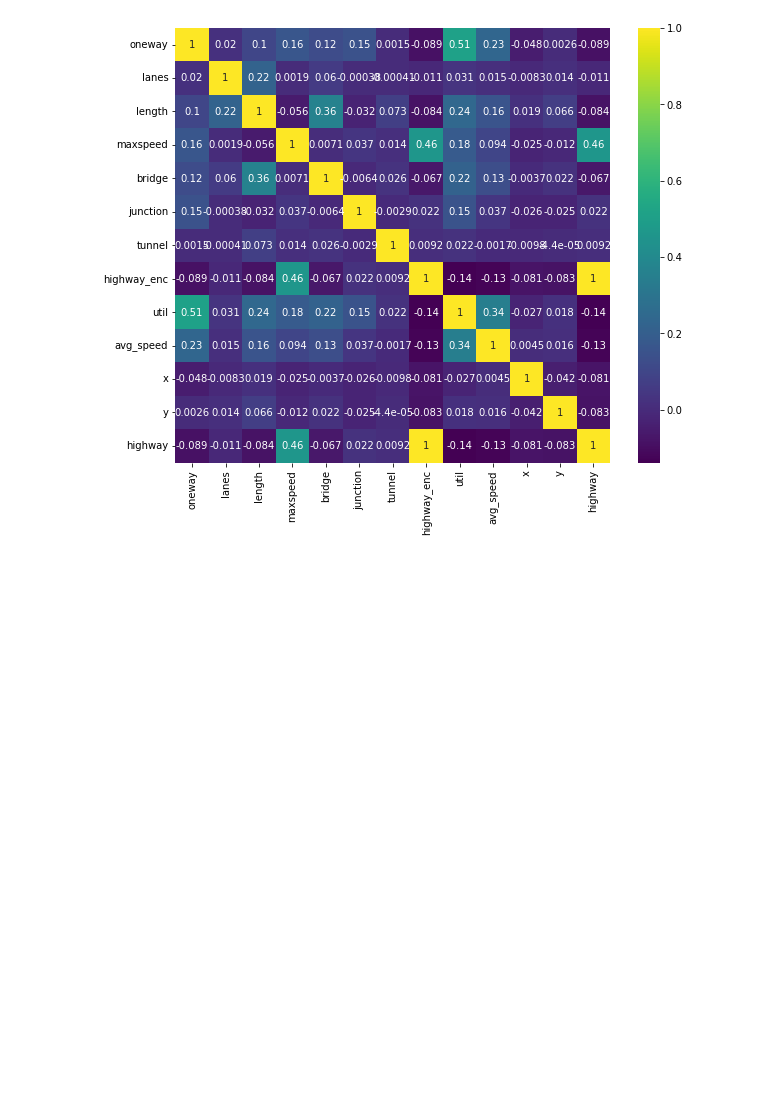
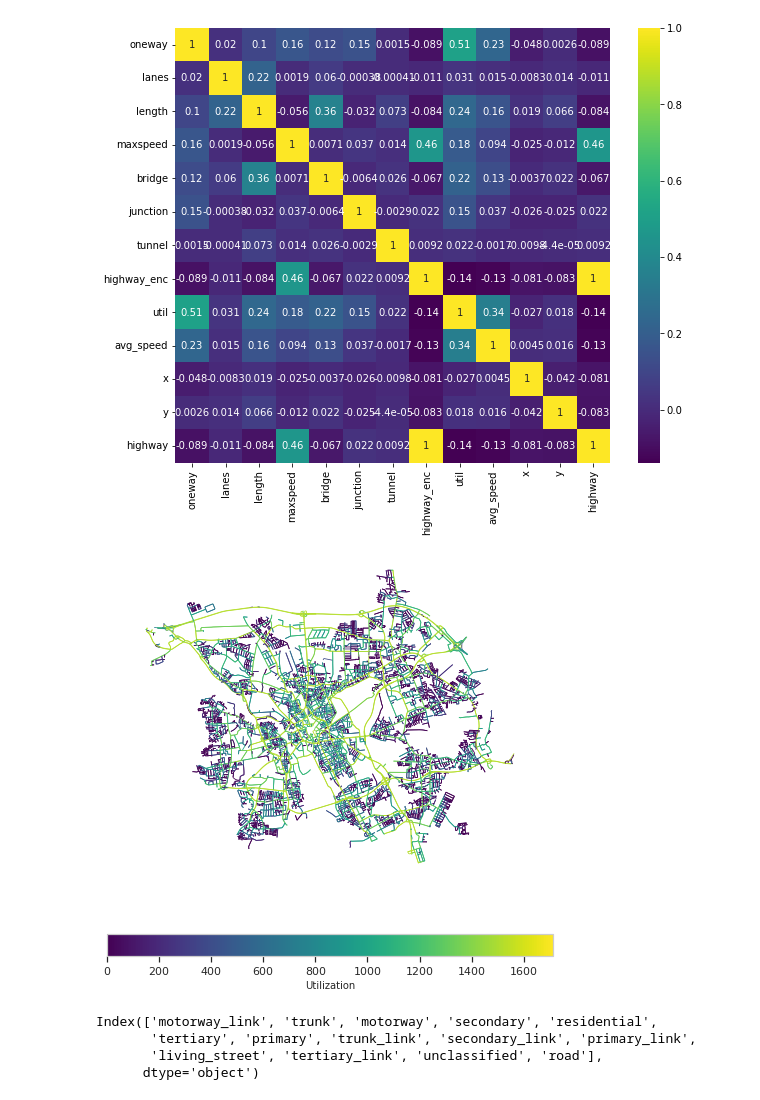
Before and after one commit to SwiftPredator/Trajectory-based-Road-Network-Representation-Learning, a Jupyter notebook: evaluation/explanatory_data_analysis.ipynb, the cells around one changed output. Saved outputs shown, nothing was run; the diff lists cells and outputs as text; code cells hidden in the pictures; blank space fills up the shorter version.

Commit message:
finished main results and started with temoral part

```diff
--- a/evaluation/explanatory_data_analysis.ipynb
+++ b/evaluation/explanatory_data_analysis.ipynb
@@ -68,46 +67,50 @@ Deprecated in NumPy 1.20; for more details and guidance: https://numpy.org/devdo
 """
 Plot utilization and mean speed edge heatmap to show that there is correlation
 """
 import matplotlib.cm as cm
 
 def get_colors(n, cmap='viridis', start=0., stop=1., alpha=1.):
 
     colors = [cm.get_cmap(cmap)(x) for x in np.linspace(start, stop, n)]
     colors = [(r, g, b, alpha) for r, g, b, _ in colors]
     return colors
 
 
-def get_edge_colors_by_attr(G, lG, df, attr, num_bins=None, cmap='viridis', start=0, stop=1, na_color='none', cat_feature=False):
+def get_edge_colors_by_attr(G, lG, df, attr, num_bins=None, cmap='viridis', start=0, stop=1, na_color='none', cat_feature=False, static_map=None):
 
     if num_bins is None:
         num_bins = len(G.nodes())
-    bin_labels = range(num_bins-1)
+    bin_labels = range(num_bins-2)
     nodes = list(lG.nodes)
     attr_values = pd.Series([df.iloc[nodes.index(id)][attr] for id in G.edges])
     if not cat_feature:
-        cats = pd.qcut(x=attr_values, q=num_bins, labels=bin_labels, duplicates="drop")  # Puts the values in bins
+        cats = pd.qcut(x=attr_values, q=num_bins, labels=False, duplicates="drop")  # Puts the values in bins
     else:
         cats = attr_values
-
     colors = get_colors(num_bins, cmap, start, stop)  #List of colors of each bin
-    node_colors = [colors[int(cat)] if pd.notnull(cat) else na_color for cat in cats]
+    if static_map is None:
+        node_colors = [colors[int(cat)] if pd.notnull(cat) else na_color for cat in cats]
+    else:
+        node_colors = [colors[static_map[int(cat)]] if pd.notnull(cat) else na_color for cat in cats]
 
     return node_colors
 
-# nc_util = get_edge_colors_by_attr(network.G, network.line_graph, df, attr='util', num_bins=10)
-# # nc_speed = get_edge_colors_by_attr(network.G, network.line_graph, df, attr='avg_speed', num_bins=7)
+nc_util = get_edge_colors_by_attr(network.G, network.line_graph, df, attr='util', num_bins=10)
+#nc_speed = get_edge_colors_by_attr(network.G, network.line_graph, df, attr='avg_speed', num_bins=10)
 
 
-# cmap = plt.cm.get_cmap('viridis')
-# norm_util=plt.Normalize(vmin=df["util"].min(), vmax=df["util"].max())
-# norm_speed =plt.Normalize(vmin=df["avg_speed"].min(), vmax=df["avg_speed"].max())
+cmap = plt.cm.get_cmap('viridis')
+norm_util=plt.Normalize(vmin=df["util"].min(), vmax=df["util"].max())
+norm_speed =plt.Normalize(vmin=df["avg_speed"].min(), vmax=df["avg_speed"].max())
 
-# fig, ax = plt.subplots(1, 1, figsize=(15, 6))
-# # ox.plot_graph(network.G, edge_color=nc_util, node_size=0, edge_linewidth=0.8, edge_alpha=1, bgcolor = 'white', show=False, ax=ax)
-# ox.plot_graph(network.G, edge_color=nc_util, node_size=0, edge_linewidth=0.8, bgcolor = 'white', show=False, ax=ax)
-# # cb = fig.colorbar(cm.ScalarMappable(norm=norm_util, cmap=cmap), ax=ax, orientation='vertical')
-# # cb.set_label('Utilization', fontsize = 10)
+fig, ax = plt.subplots(1, 1, figsize=(8, 8))
+# ox.plot_graph(network.G, edge_color=nc_util, node_size=0, edge_linewidth=0.8, edge_alpha=1, bgcolor = 'white', show=False, ax=ax)
+ox.plot_graph(network.G, edge_color=nc_util, node_size=0, edge_linewidth=0.8, bgcolor = 'white', show=False, ax=ax)
 # cb = fig.colorbar(cm.ScalarMappable(norm=norm_util, cmap=cmap), ax=ax, orientation='vertical')
 # cb.set_label('Utilization', fontsize = 10)
+cb = fig.colorbar(cm.ScalarMappable(norm=norm_util, cmap=cmap), ax=ax, orientation='horizontal')
+cb.set_label('Utilization', fontsize = 10)
 
-# fig.savefig("../data/images/ha_util.png")
+# fig.savefig("../data/images/porto_speed.png")
+# %% [output]
+[figure, added]
@@ -114,3 +120,10 @@ def get_edge_colors_by_attr(G, lG, df, attr, num_bins=None, cmap='viridis', star
+# %%
+labels["highway"]
+# %% [output]
+Index(['motorway_link', 'trunk', 'motorway', 'secondary', 'residential',
+       'tertiary', 'primary', 'trunk_link', 'secondary_link', 'primary_link',
+       'living_street', 'tertiary_link', 'unclassified', 'road'],
+      dtype='object')
 # %%
 """
 Plot road types
```
Also changed, not shown: parts of 10 cells of this notebook, 44 other files.
